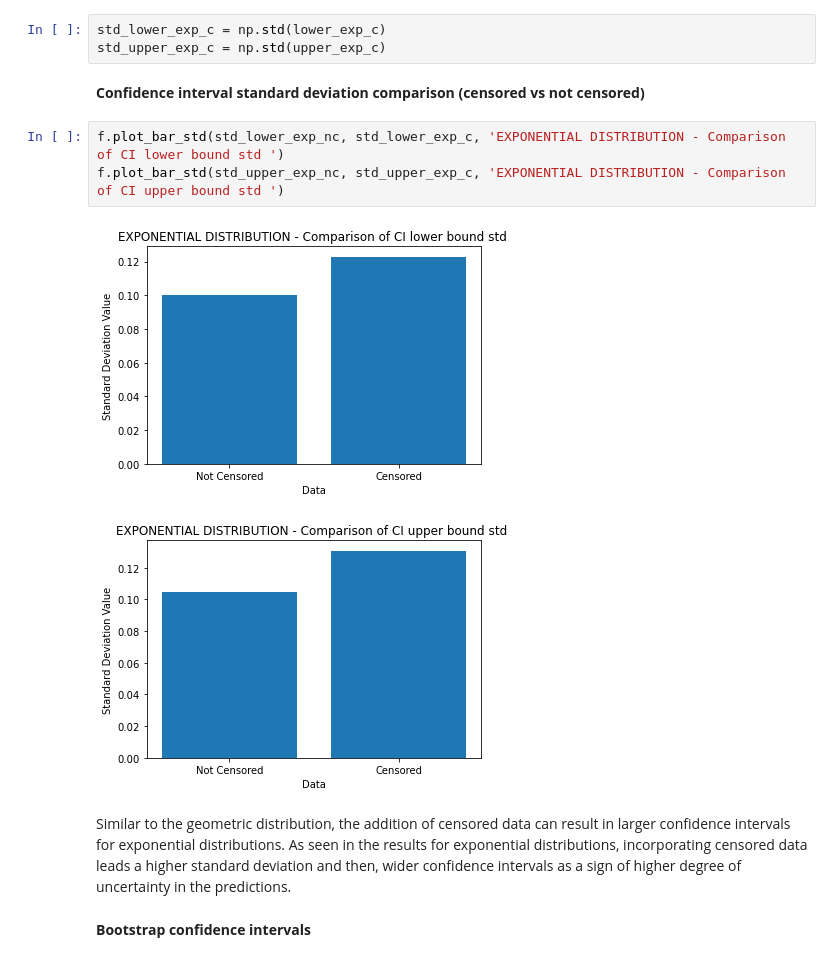
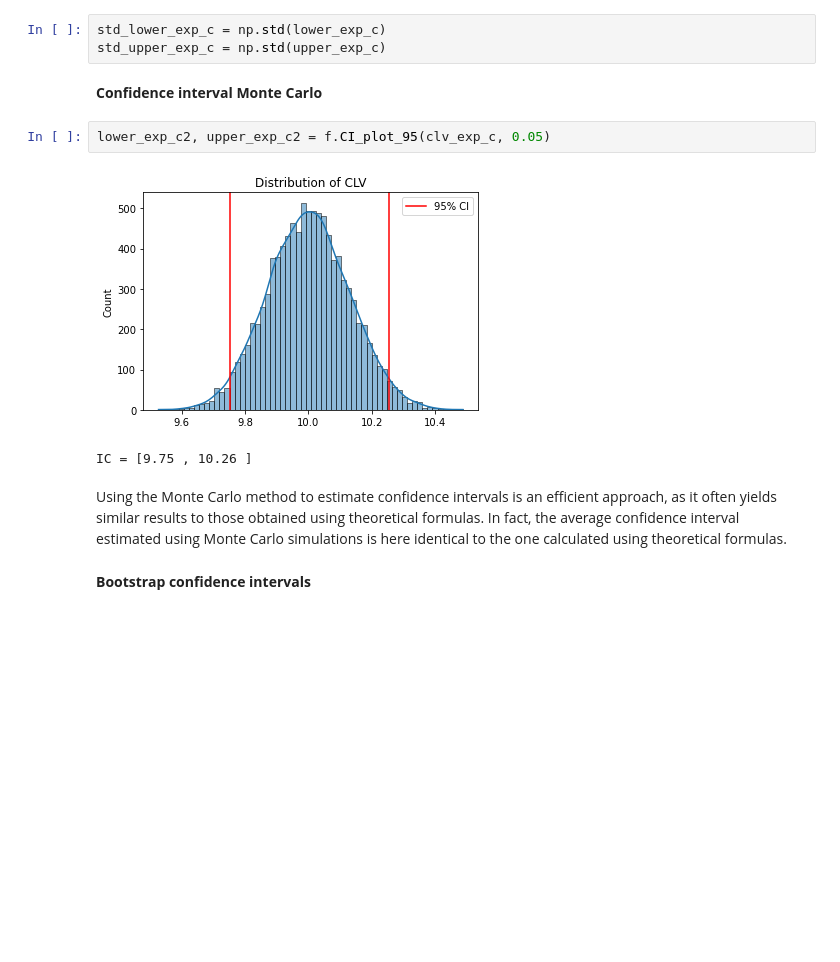
Before and after one commit to louizaaouaouche/Statistical-estimation-of-CLV, a Jupyter notebook: src/exponential.ipynb, the cells around one changed output. Saved outputs shown, nothing was run; the diff lists cells and outputs as text; blank space fills up the shorter version.

```diff
--- a/src/exponential.ipynb
+++ b/src/exponential.ipynb
@@ -88,16 +94,15 @@ CONFIDENCE LEVEL: 95.21%
 # %%
 std_lower_exp_c = np.std(lower_exp_c)
 std_upper_exp_c = np.std(upper_exp_c)
-# %% [markdown]
-**Confidence interval standard deviation comparison (censored vs not censored)**
-# %%
-f.plot_bar_std(std_lower_exp_nc, std_lower_exp_c, 'EXPONENTIAL DISTRIBUTION - Comparison of CI lower bound std ')
-f.plot_bar_std(std_upper_exp_nc, std_upper_exp_c, 'EXPONENTIAL DISTRIBUTION - Comparison of CI upper bound std ')
-# %% [output]
-[figure, removed]
-[figure, removed]
-# %% [markdown]
-Similar to the geometric distribution, the addition of censored data can result in larger confidence intervals for exponential distributions. As seen in the results for exponential distributions, incorporating censored data leads a higher standard deviation and then, wider confidence intervals as a sign of higher degree of uncertainty in the predictions.
+# %% [markdown]
+**Confidence interval Monte Carlo**
+# %%
+lower_exp_c2, upper_exp_c2 = f.CI_plot_95(clv_exp_c, 0.05)
+# %% [output]
+[figure, added]
+IC = [9.75 , 10.26 ]
+# %% [markdown]
+Using the Monte Carlo method to estimate confidence intervals is an efficient approach, as it often yields similar results to those obtained using theoretical formulas. In fact, the average confidence interval estimated using Monte Carlo simulations is here identical to the one calculated using theoretical formulas.
 # %% [markdown]
 **Bootstrap confidence intervals**
 # %% [markdown]
```
Also changed, not shown: parts of 19 cells of this notebook, 1 other file.
